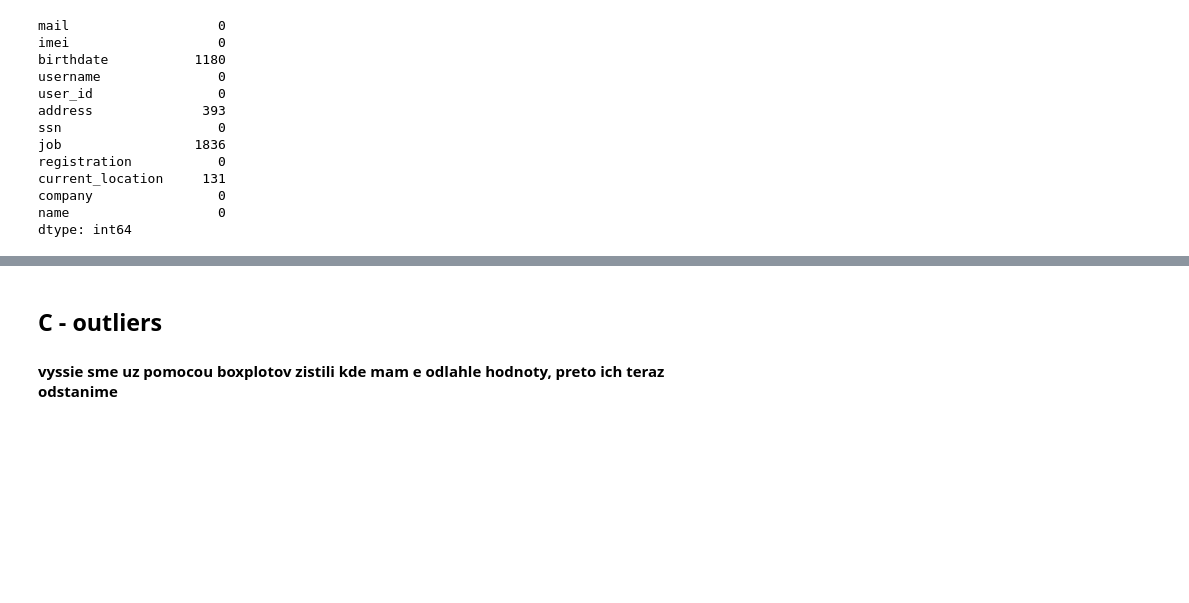
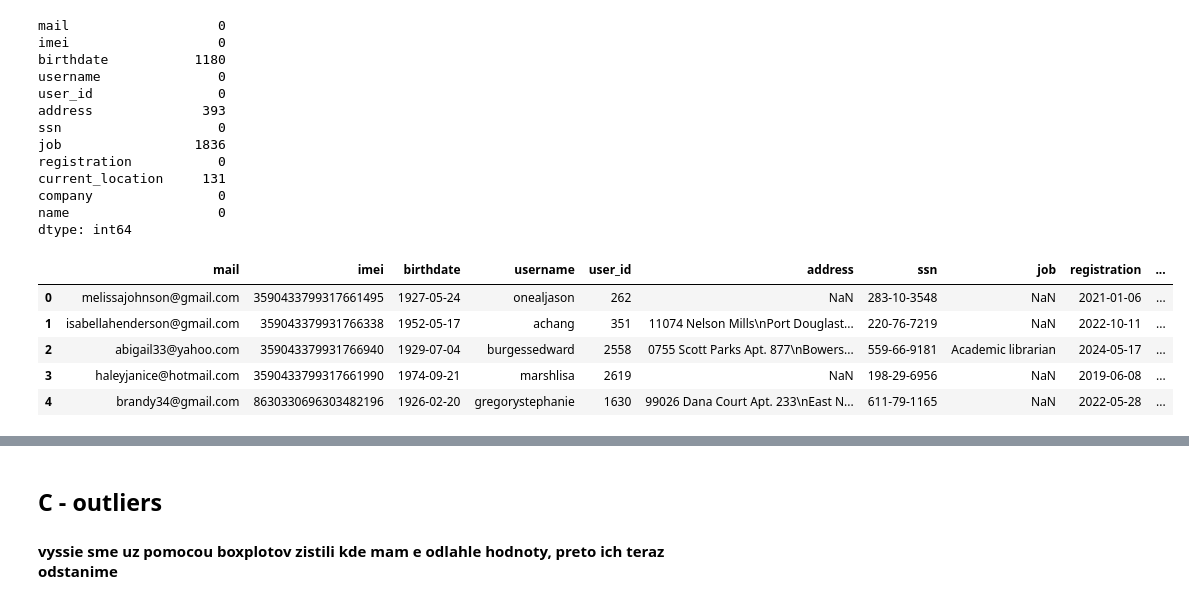
Before and after one commit to xtancos/IAU_project, a Jupyter notebook: main_Hypotezy.ipynb, the cells around one changed output, grey strips where cells are left out. Drawn from its saved outputs; the diff is of its cells as text; code cells hidden in the pictures; blank space fills up the shorter version.

```diff
--- a/main_Hypotezy.ipynb
+++ b/main_Hypotezy.ipynb
@@ -643,3 +643,14 @@ current_location     131
 company                0
 name                   0
 dtype: int64
+# %%
+df_profiles['birthdate']=df_profiles['birthdate'].fillna(df_profiles['birthdate'].mean())
+df_profiles['birthdate'].isnull().shape[0]
+df_profiles.head()
+# %% [output]
+|  | mail | imei | birthdate | username | user_id | address | ssn | job | registration | ... |
+| 0 | melissajohnson@gmail.com | 3590433799317661495 | 1927-05-24 | onealjason | 262 | NaN | 283-10-3548 | NaN | 2021-01-06 | ... |
+| 1 | isabellahenderson@gmail.com | 359043379931766338 | 1952-05-17 | achang | 351 | 11074 Nelson Mills\nPort Douglast... | 220-76-7219 | NaN | 2022-10-11 | ... |
+| 2 | abigail33@yahoo.com | 359043379931766940 | 1929-07-04 | burgessedward | 2558 | 0755 Scott Parks Apt. 877\nBowers... | 559-66-9181 | Academic librarian | 2024-05-17 | ... |
+| 3 | haleyjanice@hotmail.com | 3590433799317661990 | 1974-09-21 | marshlisa | 2619 | NaN | 198-29-6956 | NaN | 2019-06-08 | ... |
+| 4 | brandy34@gmail.com | 8630330696303482196 | 1926-02-20 | gregorystephanie | 1630 | 99026 Dana Court Apt. 233\nEast N... | 611-79-1165 | NaN | 2022-05-28 | ... |
```
Also changed, not shown: parts of 4 cells of this notebook.
